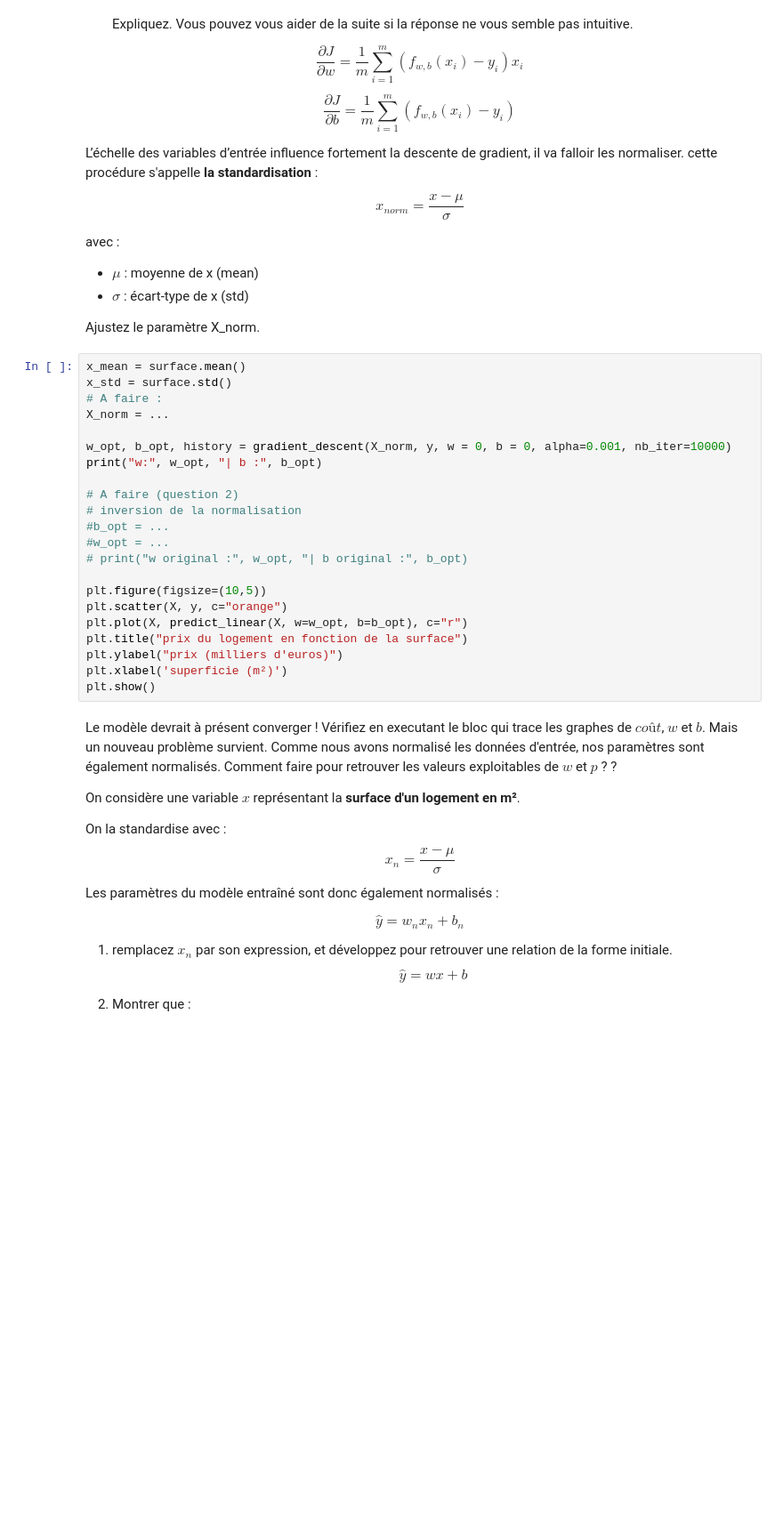
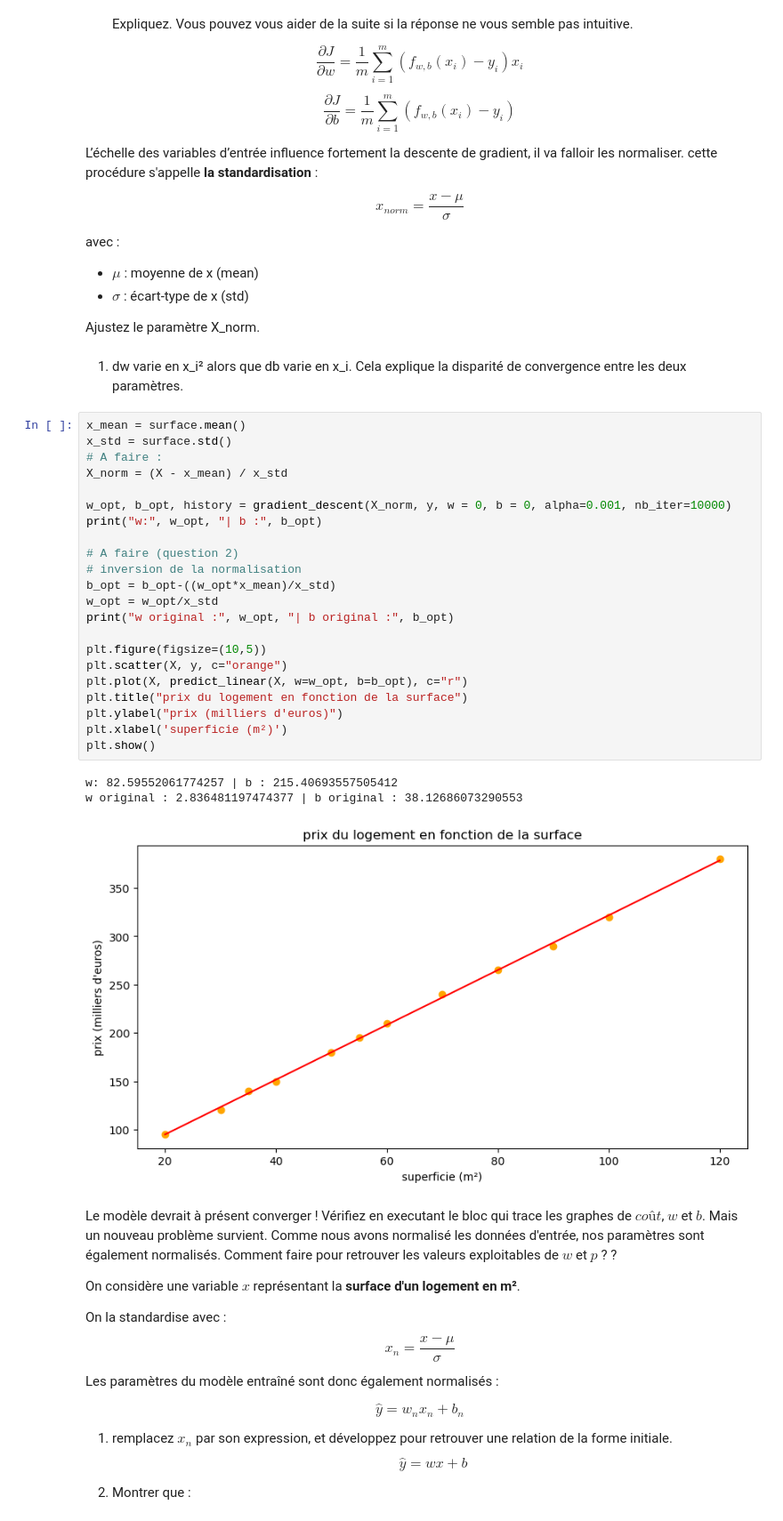
Before and after one commit to eglantinemougin-glitch/Projet-IA-S5, a Jupyter notebook: TD1-intro_machine_learning.ipynb, the cells around one changed output. Shown at 89% size. Cells and saved outputs as stored; diff of their text form; blank space fills up the shorter version.

```diff
--- a/TD1-intro_machine_learning.ipynb
+++ b/TD1-intro_machine_learning.ipynb
@@ -453,28 +472,34 @@ avec :
 - $\sigma$ : écart-type de x (std)
 
 Ajustez le paramètre X_norm.
+# %% [markdown]
+1. dw varie en x_i² alors que db varie en x_i. Cela explique la disparité de convergence entre les deux paramètres.
 # %%
 x_mean = surface.mean()
 x_std = surface.std()
 # A faire :
-X_norm = ...
+X_norm = (X - x_mean) / x_std
 
 w_opt, b_opt, history = gradient_descent(X_norm, y, w = 0, b = 0, alpha=0.001, nb_iter=10000)
 print("w:", w_opt, "| b :", b_opt)
 
 # A faire (question 2)
 # inversion de la normalisation
-#b_opt = ...
-#w_opt = ...
-# print("w original :", w_opt, "| b original :", b_opt)
+b_opt = b_opt-((w_opt*x_mean)/x_std)
+w_opt = w_opt/x_std
+print("w original :", w_opt, "| b original :", b_opt)
 
 plt.figure(figsize=(10,5))
 plt.scatter(X, y, c="orange")
 plt.plot(X, predict_linear(X, w=w_opt, b=b_opt), c="r")
 plt.title("prix du logement en fonction de la surface")
 plt.ylabel("prix (milliers d'euros)")
 plt.xlabel('superficie (m²)')
 plt.show()
+# %% [output]
+w: 82.59552061774257 | b : 215.40693557505412
+w original : 2.836481197474377 | b original : 38.12686073290553
+[figure, added]
 # %% [markdown]
 Le modèle devrait à présent converger ! Vérifiez en executant le bloc qui trace les graphes de $coût$, $w$ et $b$. Mais un nouveau problème survient. Comme nous avons normalisé les données d'entrée, nos paramètres sont également normalisés. Comment faire pour retrouver les valeurs exploitables de $w$ et $p$ ? ?
 
```
Also changed, not shown: parts of 8 cells of this notebook, 1 other file.
